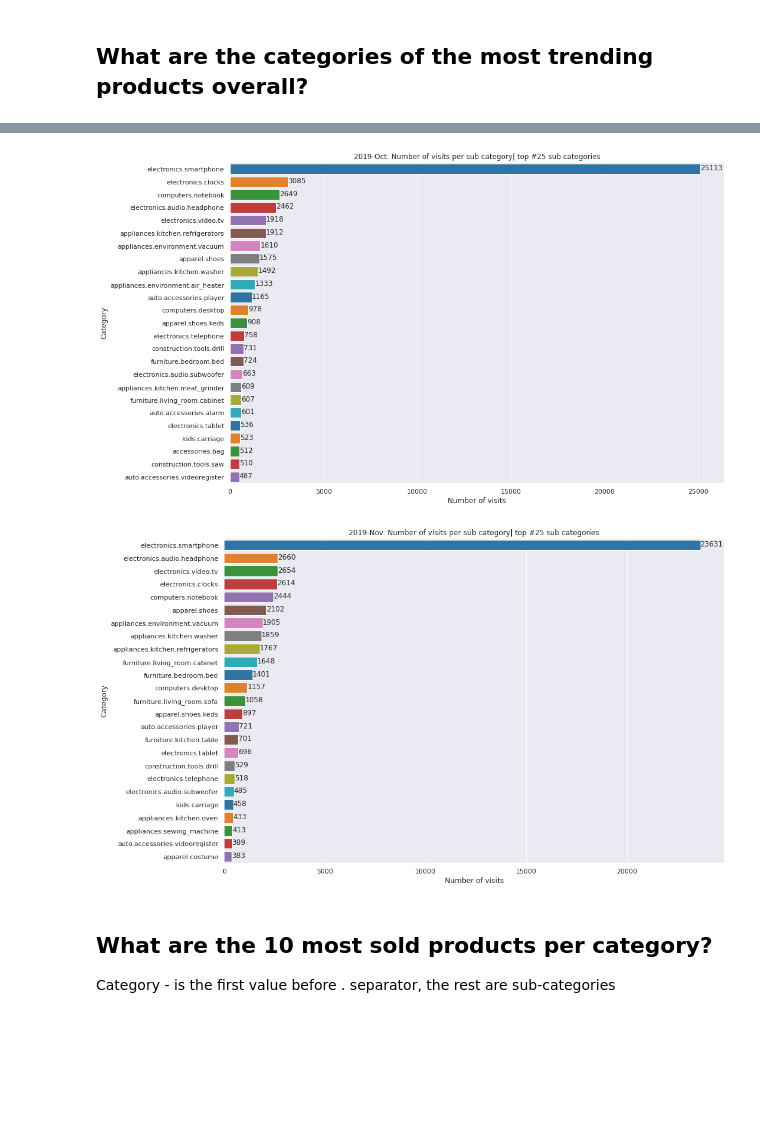
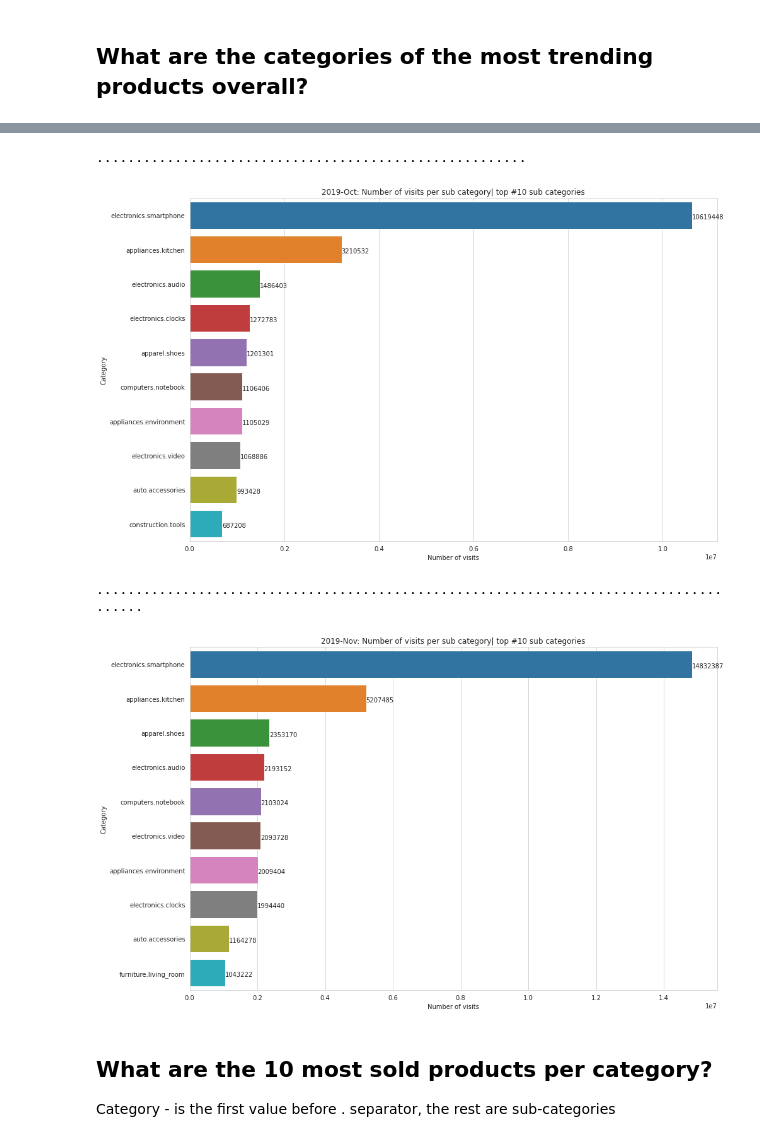
Before and after one commit to LA200/ADM_HW2, a Jupyter notebook: HW2 ADM.ipynb, the cells around one changed output, grey strips where cells are left out. Drawn from its saved outputs; the diff is of its cells as text; code cells hidden in the pictures; blank space fills up the shorter version.

```diff
--- a/HW2 ADM.ipynb
+++ b/HW2 ADM.ipynb
@@ -771,0 +755,3 @@ Category - is the first value before . separator, the rest are sub-categories
+# %%
+for df_label in df_labels:
+    get_most_trending_products_with_bash(df_label=df_label)
@@ -772,26 +771,33 @@ Category - is the first value before . separator, the rest are sub-categories
 # %%
 def get_most_visited_sub_categories(
-    top_n: int = 10,
     df_label: str = default_file_label,
     aws: bool = default_aws,
-    chunksize: int = deafult_chunksize,
-    nrows: int = default_nrows
+    size_mb: float = deafult_size_mb,
+    nrows: int = default_nrows,
+    top_n: int = 10,
+    n_sub_categories: int = None
 ):
     reader = read_csv(
         df_label=df_label,
         aws=aws,
-        chunksize=chunksize,
+        size_mb=size_mb,
         nrows=nrows,
         usecols=['category_code', 'event_type'],
         dtype={'category_code': str, 'event_type': str}
     )
     most_visited_sub_categories = pd.DataFrame()
-    i = 0
     for chunk in reader:
-        # print(f"Processing a chunk #{i}")
+        print(".", end="")
         events_operations = chunk[
             chunk['event_type'].isin(['view']) & ~(chunk['category_code'] == '')
-        ].dropna().groupby(
+        ].dropna()
+        # take n_sub_categories sub categories, + 1 as the index is excluded
+        if n_sub_categories is not None and n_sub_categories > 0:
+            events_operations.loc[:, 'category_code'] = \
+                events_operations['category_code'].str.split('.').str[
+                :max(2, n_sub_categories + 1)
+            ].str.join('.')
+        events_operations = events_operations.groupby(
             ['category_code']
         ).event_type.count().to_frame().rename(
             columns={'event_type': 'n_visits'}
@@ -801,30 +807,34 @@ def get_most_visited_sub_categories(
         else:
             most_visited_sub_categories = \
                 most_visited_sub_categories.add(events_operations, fill_value=0).astype(np.uint32)
-        i += 1
     most_visited_sub_categories.reset_index(inplace=True)
     # sort in descending order
     most_visited_sub_categories.sort_values(by=['n_visits'], ascending=False, inplace=True)
     if top_n is not None and top_n > 0:
         most_visited_sub_categories = most_visited_sub_categories.iloc[:top_n, :]
     # plot results
+    sns.set_style("whitegrid")
     fig, ax = plt.subplots(figsize=(15, 10 if top_n is not None else 25))
-    bar_plt = sns.barplot(data=most_visited_sub_categories, x="n_visits", y="category_code", palette='tab10')
-    sns.set(rc={'figure.figsize': (15, 10 if top_n is not None else 25)})
-    show_values_on_bars(ax, "h", 0.3)
-    bar_plt.set(
-        ylabel='Category',
-        xlabel='Number of visits',
-        title=f"{df_label + ': ' if df_label else ''}Number of visits per sub category"
+    _ = sns.barplot(data=most_visited_sub_categories, x="n_visits", y="category_code", palette='tab10')
+    plt.xlabel('Number of visits')
+    plt.ylabel('Category')
+    plt.title(
+        f"{df_label + ': ' if df_label else ''}Number of visits per sub category "
         f"{'| top #' + str(top_n) + ' sub categories' if top_n is not None else ''}"
     )
+    plt.xlim(0, most_visited_sub_categories['n_visits'].max() * 1.05)
+    show_values_on_bars(ax, "h", 0.3)
     plt.show()
 # %%
 for df_label in df_labels:
-    get_most_visited_sub_categories(df_label=df_label, top_n=25)
+    get_most_visited_sub_categories(
+        df_label=df_label, top_n=10, nrows=None, size_mb=100, n_sub_categories=1
+    )  # perform for the whole DS
 # %% [output]
+.......................................................
-[figure, old version]
+[figure, new version]
+......................................................................................
-[figure, old version]
+[figure, new version]
 # %% [markdown]
 ## What are the 10 most sold products per category?
 
```
Also changed, not shown: parts of 43 cells of this notebook, 2 other files.
